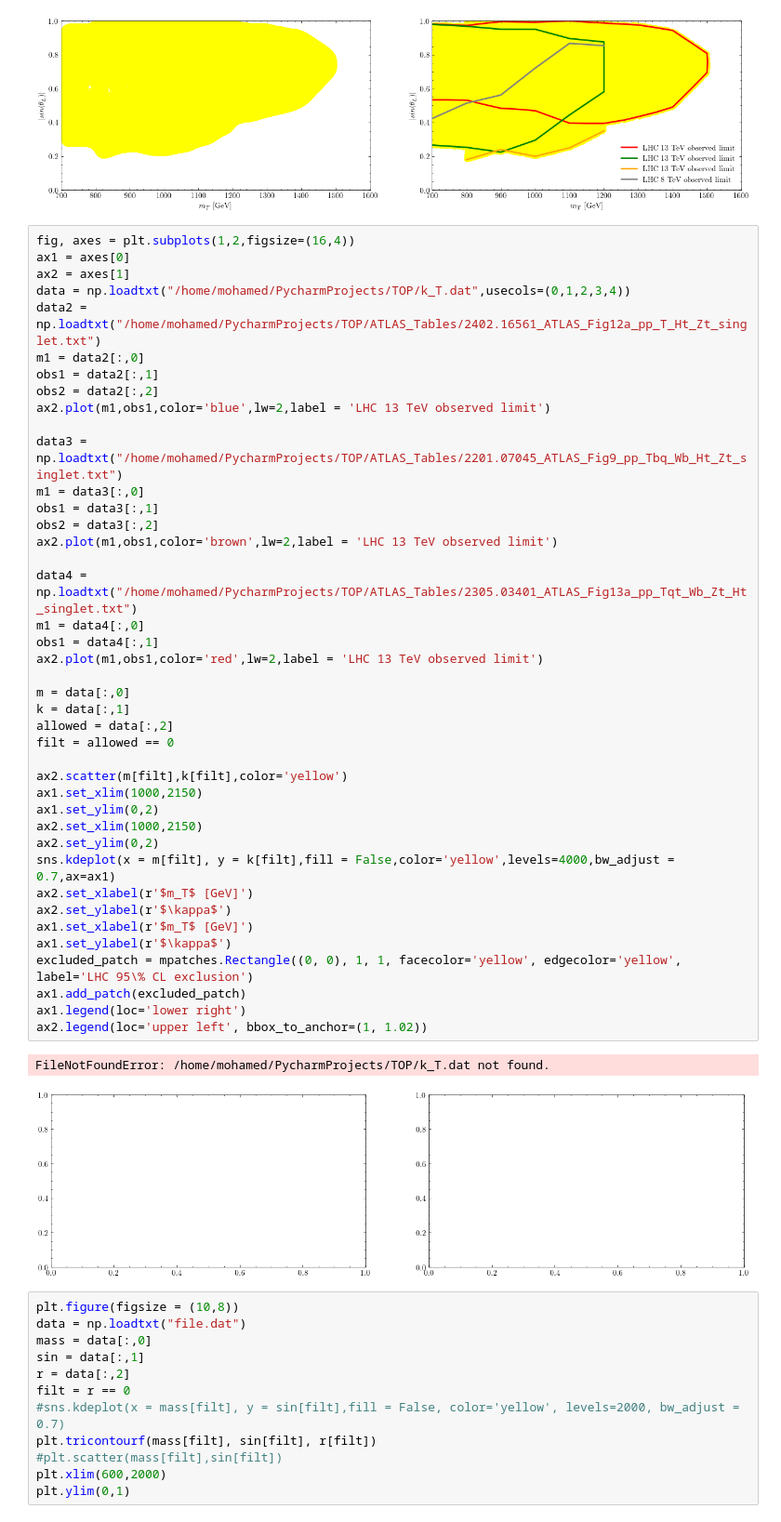
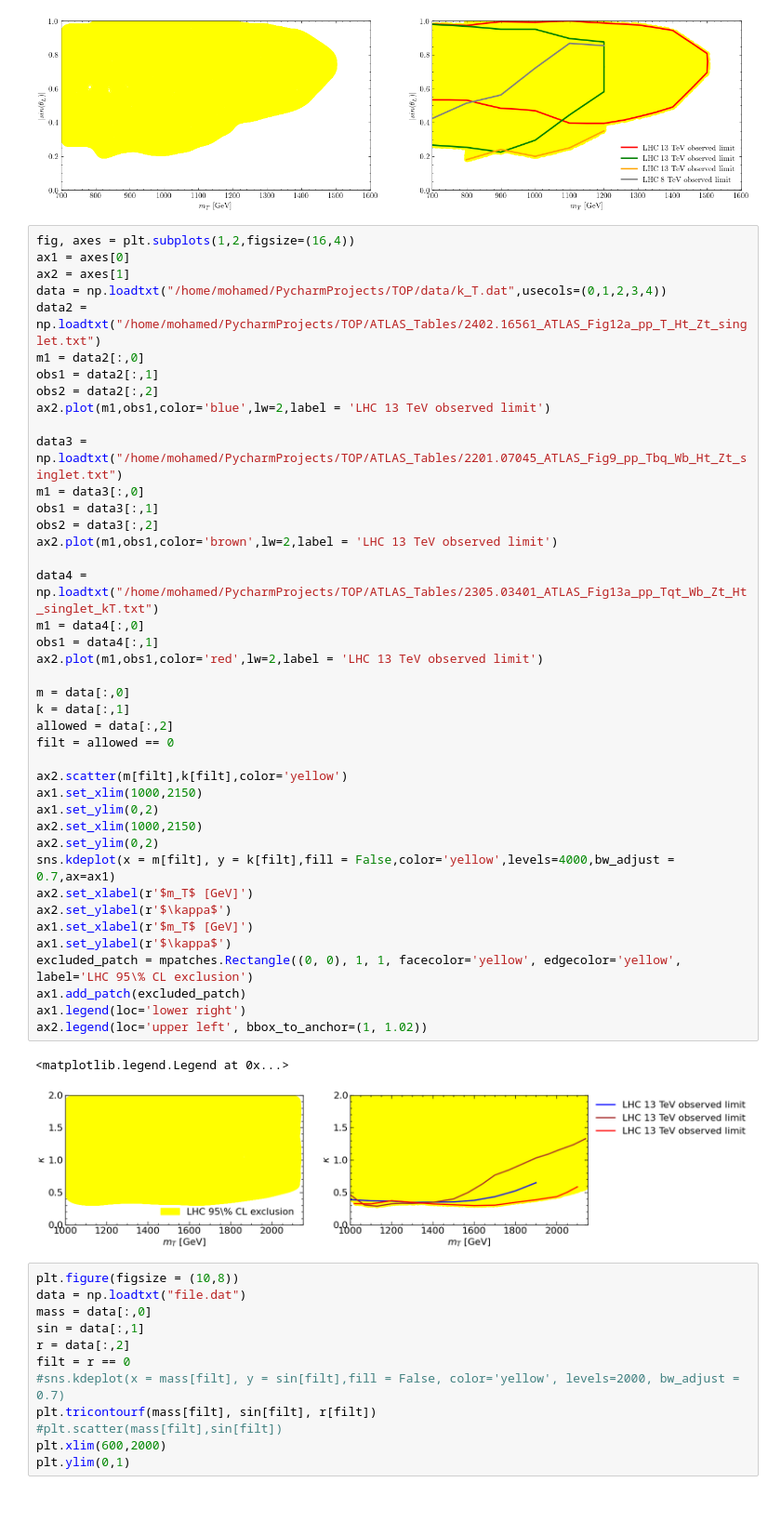
Before and after one commit to HEP-VLQ/VLQBounds, a Jupyter notebook: data/coupling_plot.ipynb, the cells around one changed output. Shown: that part at 93% size. Drawn from its saved outputs; the diff is of its cells as text.

```diff
--- a/data/coupling_plot.ipynb
+++ b/data/coupling_plot.ipynb
@@ -146,7 +146,7 @@ ax1.add_patch(excluded_patch)
 fig, axes = plt.subplots(1,2,figsize=(16,4))
 ax1 = axes[0]
 ax2 = axes[1]
-data = np.loadtxt("/home/mohamed/PycharmProjects/TOP/k_T.dat",usecols=(0,1,2,3,4))
+data = np.loadtxt("/home/mohamed/PycharmProjects/TOP/data/k_T.dat",usecols=(0,1,2,3,4))
 data2 = np.loadtxt("/home/mohamed/PycharmProjects/TOP/ATLAS_Tables/2402.16561_ATLAS_Fig12a_pp_T_Ht_Zt_singlet.txt")
 m1 = data2[:,0]
 obs1 = data2[:,1]
@@ -156,36 +156,36 @@ ax2.plot(m1,obs1,color='blue',lw=2,label = 'LHC 13 TeV observed limit')
 data3 = np.loadtxt("/home/mohamed/PycharmProjects/TOP/ATLAS_Tables/2201.07045_ATLAS_Fig9_pp_Tbq_Wb_Ht_Zt_singlet.txt")
 m1 = data3[:,0]
 obs1 = data3[:,1]
 obs2 = data3[:,2]
 ax2.plot(m1,obs1,color='brown',lw=2,label = 'LHC 13 TeV observed limit')
 
-data4 = np.loadtxt("/home/mohamed/PycharmProjects/TOP/ATLAS_Tables/2305.03401_ATLAS_Fig13a_pp_Tqt_Wb_Zt_Ht_singlet.txt")
+data4 = np.loadtxt("/home/mohamed/PycharmProjects/TOP/ATLAS_Tables/2305.03401_ATLAS_Fig13a_pp_Tqt_Wb_Zt_Ht_singlet_kT.txt")
 m1 = data4[:,0]
 obs1 = data4[:,1]
 ax2.plot(m1,obs1,color='red',lw=2,label = 'LHC 13 TeV observed limit')
 
 m = data[:,0]
 k = data[:,1]
 allowed = data[:,2]
 filt = allowed == 0
 
 ax2.scatter(m[filt],k[filt],color='yellow')
 ax1.set_xlim(1000,2150)
 ax1.set_ylim(0,2)
 ax2.set_xlim(1000,2150)
 ax2.set_ylim(0,2)
 sns.kdeplot(x = m[filt], y = k[filt],fill = False,color='yellow',levels=4000,bw_adjust = 0.7,ax=ax1)
 ax2.set_xlabel(r'$m_T$ [GeV]')
 ax2.set_ylabel(r'$\kappa$')
 ax1.set_xlabel(r'$m_T$ [GeV]')
 ax1.set_ylabel(r'$\kappa$')
 excluded_patch = mpatches.Rectangle((0, 0), 1, 1, facecolor='yellow', edgecolor='yellow', label='LHC 95\% CL exclusion')
 ax1.add_patch(excluded_patch)
 ax1.legend(loc='lower right')
 ax2.legend(loc='upper left', bbox_to_anchor=(1, 1.02))
 # %% [output]
-FileNotFoundError: /home/mohamed/PycharmProjects/TOP/k_T.dat not found.
+<matplotlib.legend.Legend at 0x...>
-[figure, old version]
+[figure, new version]
 # %%
 plt.figure(figsize = (10,8))
 data = np.loadtxt("file.dat")
```
Also changed, not shown: 20 other files.
